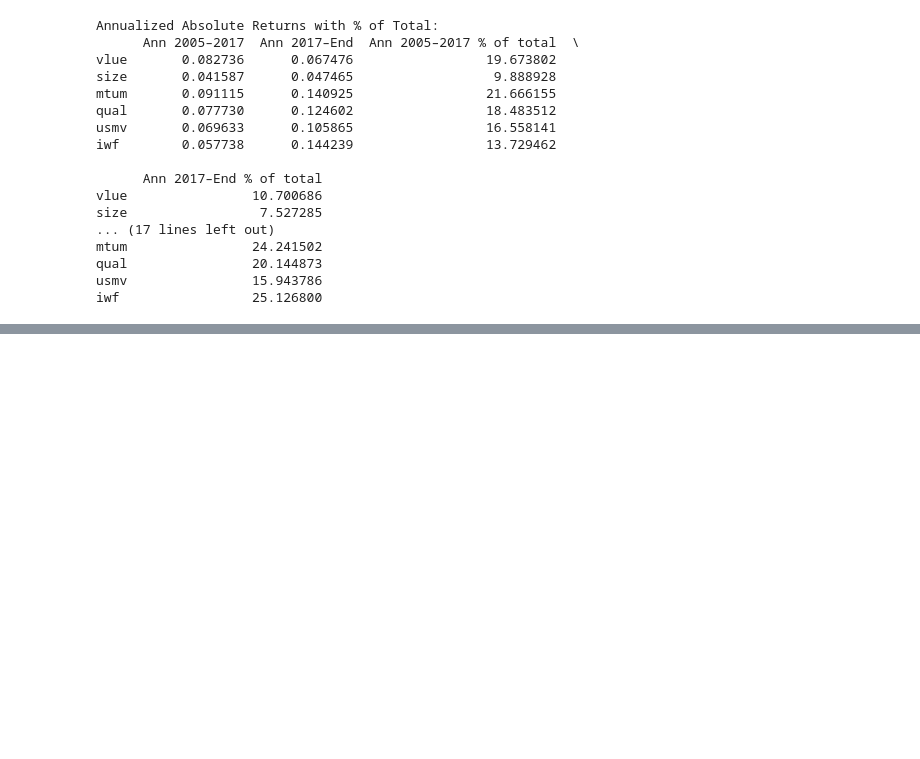
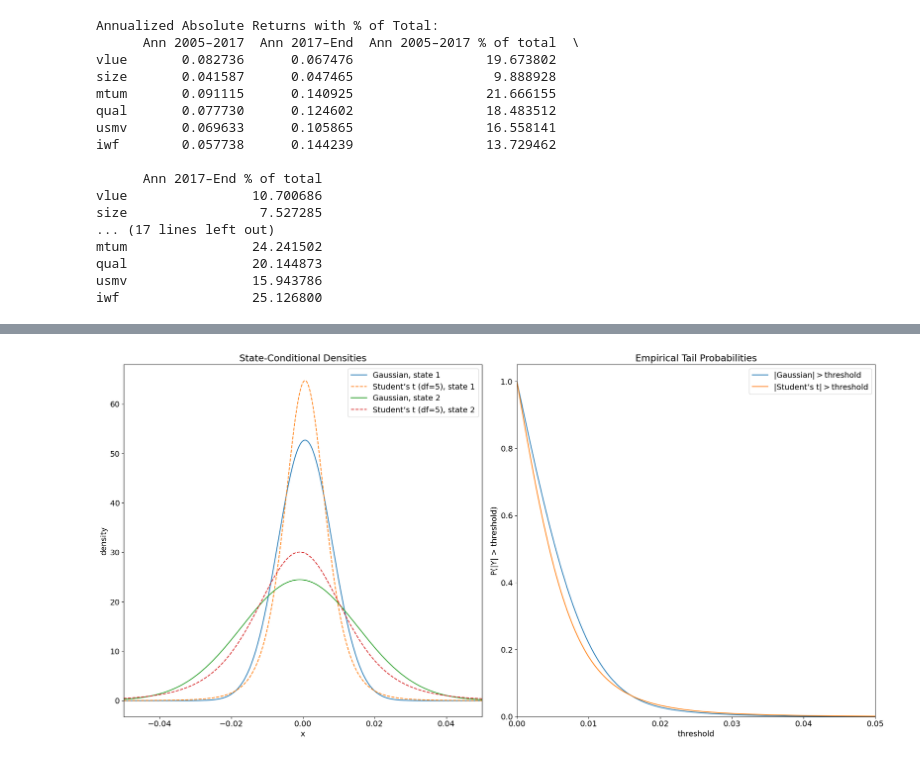
Before and after one commit to Kingmir96/thesis_vri_vp, a Jupyter notebook: Vlad/20250430_Data Universe_And features for the paper/20250430_Illustrations_v0.ipynb, the cells around one changed output, grey strips where cells are left out. Cells and saved outputs as stored; diff of their text form; code cells hidden in the pictures; blank space fills up the shorter version.

```diff
--- a/Vlad/20250430_Data Universe_And features for the paper/20250430_Illustrations_v0.ipynb
+++ b/Vlad/20250430_Data Universe_And features for the paper/20250430_Illustrations_v0.ipynb
@@ -721,3 +721,78 @@ mtum                24.241502
 qual                20.144873
 usmv                15.943786
 iwf                 25.126800
+# %%
+import numpy as np
+import matplotlib.pyplot as plt
+from scipy.stats import norm, t
+
+# HMM parameters
+mu1, mu2 = 0.0006, -0.000881
+sigma1, sigma2 = 0.00757, 0.0163
+df = 5
+p1, p2 = 0.1, 0.9   # example mixture weights (use the true stationary p’s if you like)
+
+# grid for plotting densities
+x = np.linspace(-0.1, 0.1, 2000)
+
+# Gaussian PDFs
+pdf_g1 = norm.pdf(x, mu1, sigma1)
+pdf_g2 = norm.pdf(x, mu2, sigma2)
+
+# scaled-t PDFs
+scale1 = sigma1 * np.sqrt((df-2)/df)
+scale2 = sigma2 * np.sqrt((df-2)/df)
+pdf_t1 = t.pdf((x-mu1)/scale1, df)/scale1
+pdf_t2 = t.pdf((x-mu2)/scale2, df)/scale2
+
+# simulate big sample for survival functions
+T = 1_000_000
+rng = np.random.default_rng(42)
+# rough stationary weights:
+trans = np.array([[0.9976,0.0024],[0.0232,0.9768]])
+eigvals, eigvecs = np.linalg.eig(trans.T)
+stat = np.real(eigvecs[:,eigvals.round(6)==1][:,0])
+stat /= stat.sum()
+# draw mixture samples
+u = rng.random(T)
+# Gaussian mixture
+y_g = np.where(rng.random(T)<stat[0],
+               rng.normal(mu1, sigma1, T),
+               rng.normal(mu2, sigma2, T))
+# t mixture
+y_t = np.where(rng.random(T)<stat[0],
+               mu1 + scale1*rng.standard_t(df, T),
+               mu2 + scale2*rng.standard_t(df, T))
+
+# compute survival functions
+thr = np.linspace(0, 0.05, 300)
+sf_g = [(np.abs(y_g) > t0).mean() for t0 in thr]
+sf_t = [(np.abs(y_t) > t0).mean() for t0 in thr]
+
+# plot
+fig, (ax1, ax2) = plt.subplots(1,2, figsize=(20,10))
+
+# --- panel 1: conditional densities ---
+ax1.plot(x, pdf_g1,    label='Gaussian, state 1',  lw=1.5)
+ax1.plot(x, pdf_t1, '--',label="Student’s t (df=5), state 1", lw=1.5)
+ax1.plot(x, pdf_g2,    label='Gaussian, state 2',  lw=1.5)
+ax1.plot(x, pdf_t2, '--',label="Student’s t (df=5), state 2", lw=1.5)
+ax1.set_xlim(-0.05, 0.05)
+ax1.set_xlabel('x')
+ax1.set_ylabel('density')
+ax1.set_title('State-Conditional Densities')
+ax1.legend(loc='upper right')
+
+# --- panel 2: survival functions ---
+ax2.plot(thr, sf_g,    label='|Gaussian| > threshold',  lw=1.5)
+ax2.plot(thr, sf_t,    label='|Student’s t| > threshold', lw=1.5)
+ax2.set_xlim(0, 0.05)
+ax2.set_ylim(0, sf_t[0]*1.05)
+ax2.set_xlabel('threshold')
+ax2.set_ylabel('P(|Y| > threshold)')
+ax2.set_title('Empirical Tail Probabilities')
+ax2.legend(loc='upper right')
+
+plt.tight_layout()
+plt.show()
+# %% [output]
@@ -723,0 +816 @@ iwf                 25.126800
+[figure, added]
```
Also changed, not shown: parts of 3 cells of this notebook, 8 other files.
